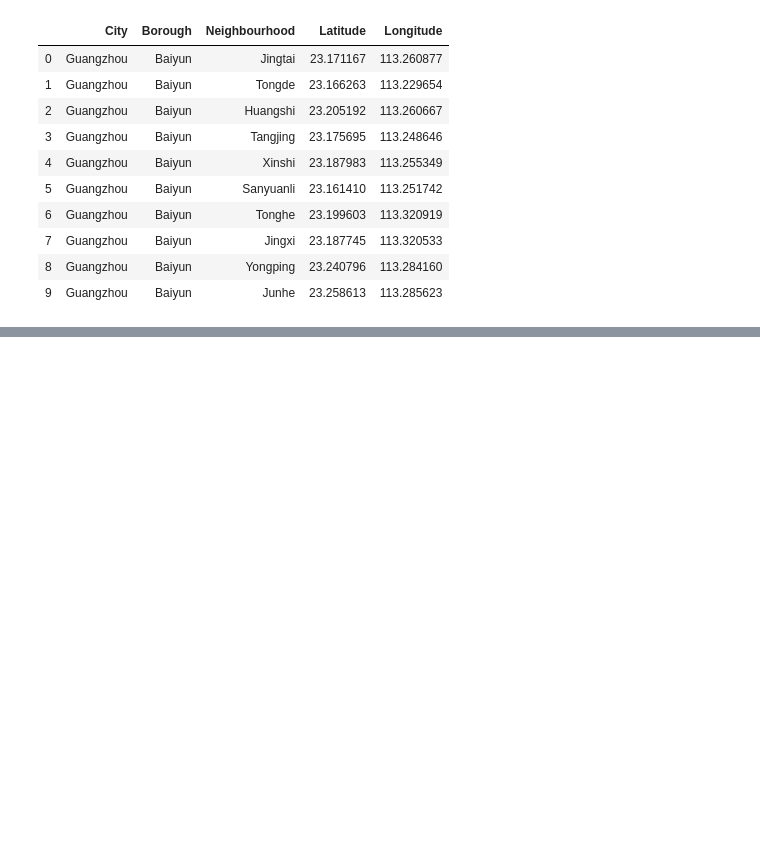
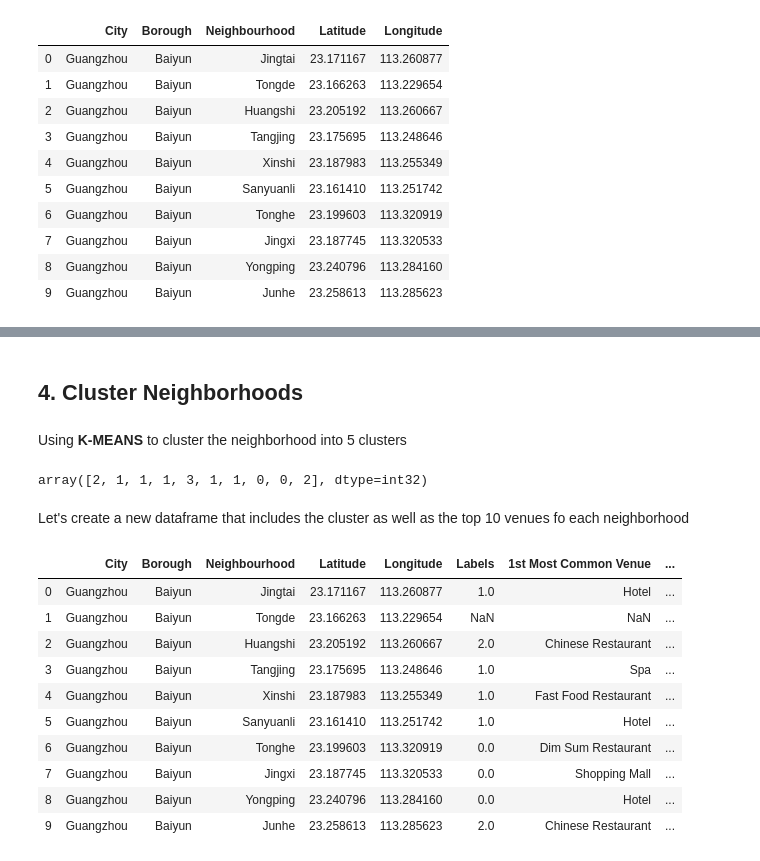
Before and after one commit to xuziqing98/New-Venture-Navigator, a Jupyter notebook: coursera_applied_data_science_capstone_project.ipynb, the cells around one changed output, grey strips where cells are left out. Drawn from its saved outputs; the diff is of its cells as text; code cells hidden in the pictures; blank space fills up the shorter version.

```diff
--- a/coursera_applied_data_science_capstone_project.ipynb
+++ b/coursera_applied_data_science_capstone_project.ipynb
@@ -165,0 +388,21 @@ The geospatial data of Xiaolou in Zengcheng is not available!
+# %%
+num_top_venues = 10
+
+indicators = ['st', 'nd', 'rd']
+
+# create columns according to number of top venues
+columns = ['Neighborhood']
+for ind in np.arange(num_top_venues):
+    try:
+        columns.append('{}{} Most Common Venue'.format(ind+1, indicators[ind]))
+    except:
+        columns.append('{}th Most Common Venue'.format(ind+1))
+
+# create a new dataframe
+Guangzhou_venues_sorted = pd.DataFrame(columns=columns)
+Guangzhou_venues_sorted['Neighborhood'] = Guangzhou_grouped['Neighborhood']
+
+for ind in np.arange(Guangzhou_grouped.shape[0]):
+    Guangzhou_venues_sorted.iloc[ind, 1:] = return_most_common_venues(Guangzhou_grouped.iloc[ind, :], num_top_venues)
+
+Guangzhou_venues_sorted.head(10)
@@ -165,0 +421,42 @@ The geospatial data of Xiaolou in Zengcheng is not available!
+# %% [markdown]
+## 4. Cluster Neighborhoods
+# %% [markdown]
+Using **K-MEANS** to cluster the neighborhood into 5 clusters
+# %%
+# set number of clusters
+kclusters = 5
+
+Guangzhou_grouped_clustering = Guangzhou_grouped.drop('Neighborhood', 1)
+
+# run k-means clustering
+kmeans = KMeans(n_clusters=kclusters, random_state=0).fit(Guangzhou_grouped_clustering)
+
+# check cluster labels generated for each row in the dataframe
+kmeans.labels_[0:10]
+# %% [output]
+array([2, 1, 1, 1, 3, 1, 1, 0, 0, 2], dtype=int32)
+# %% [markdown]
+Let's create a new dataframe that includes the cluster as well as the top 10 venues fo each neighborhood
+# %%
+# add clustering labels
+Guangzhou_venues_sorted_temp = Guangzhou_venues_sorted
+Guangzhou_venues_sorted_temp.insert(0, 'Labels', kmeans.labels_)
+
+Guangzhou_merged = Guangzhou_data
+
+# merge manhattan_grouped with manhattan_data to add latitude/longitude for each neighborhood
+Guangzhou_merged = Guangzhou_merged.join(Guangzhou_venues_sorted_temp.set_index('Neighborhood'), on='Neighbourhood')
+
+Guangzhou_merged.head(10) # check the last columns!
+# %% [output]
+|  | City | Borough | Neighbourhood | Latitude | Longitude | Labels | 1st Most Common Venue | ... |
+| 0 | Guangzhou | Baiyun | Jingtai | 23.171167 | 113.260877 | 1.0 | Hotel | ... |
+| 1 | Guangzhou | Baiyun | Tongde | 23.166263 | 113.229654 | NaN | NaN | ... |
+| 2 | Guangzhou | Baiyun | Huangshi | 23.205192 | 113.260667 | 2.0 | Chinese Restaurant | ... |
+| 3 | Guangzhou | Baiyun | Tangjing | 23.175695 | 113.248646 | 1.0 | Spa | ... |
+| 4 | Guangzhou | Baiyun | Xinshi | 23.187983 | 113.255349 | 1.0 | Fast Food Restaurant | ... |
+| 5 | Guangzhou | Baiyun | Sanyuanli | 23.161410 | 113.251742 | 1.0 | Hotel | ... |
+| 6 | Guangzhou | Baiyun | Tonghe | 23.199603 | 113.320919 | 0.0 | Dim Sum Restaurant | ... |
+| 7 | Guangzhou | Baiyun | Jingxi | 23.187745 | 113.320533 | 0.0 | Shopping Mall | ... |
+| 8 | Guangzhou | Baiyun | Yongping | 23.240796 | 113.284160 | 0.0 | Hotel | ... |
+| 9 | Guangzhou | Baiyun | Junhe | 23.258613 | 113.285623 | 2.0 | Chinese Restaurant | ... |
```
Also changed, not shown: parts of 54 cells of this notebook.
